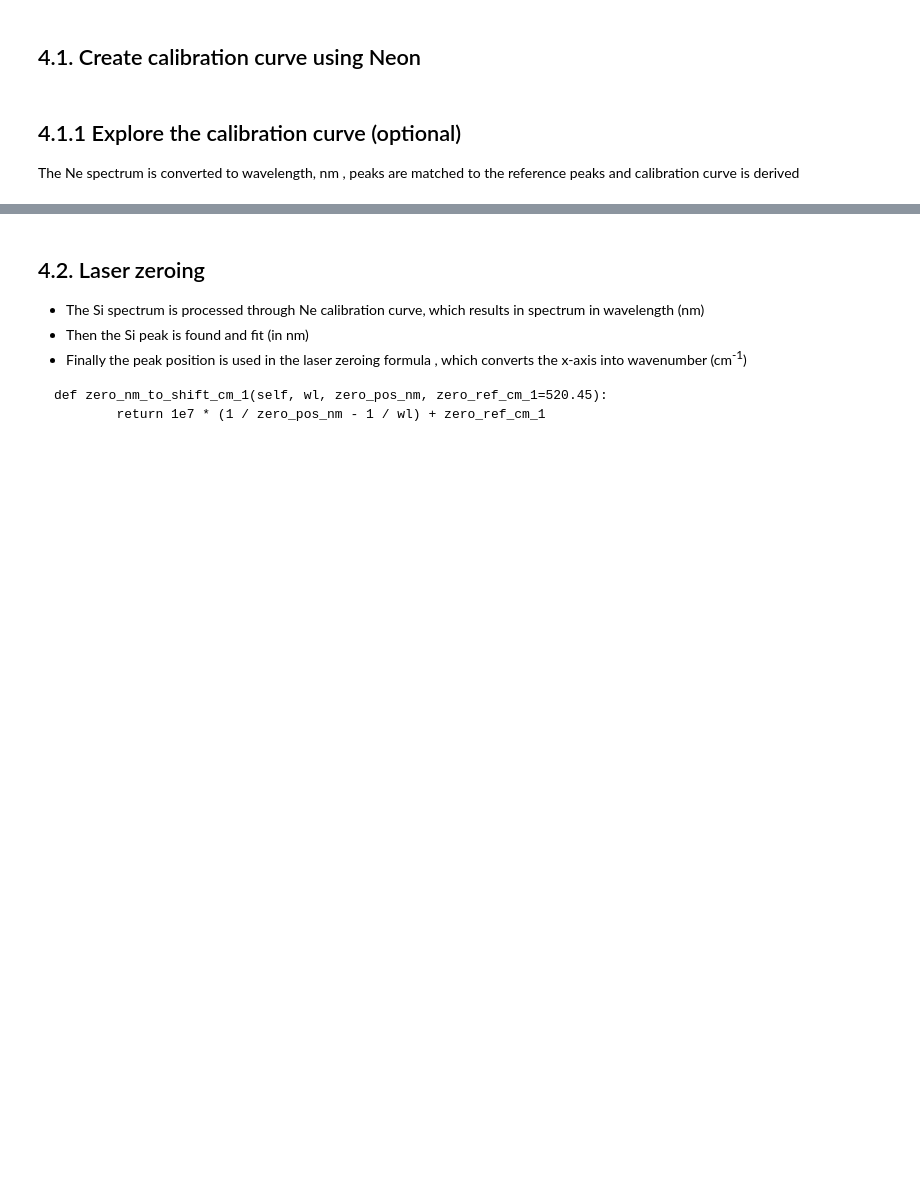
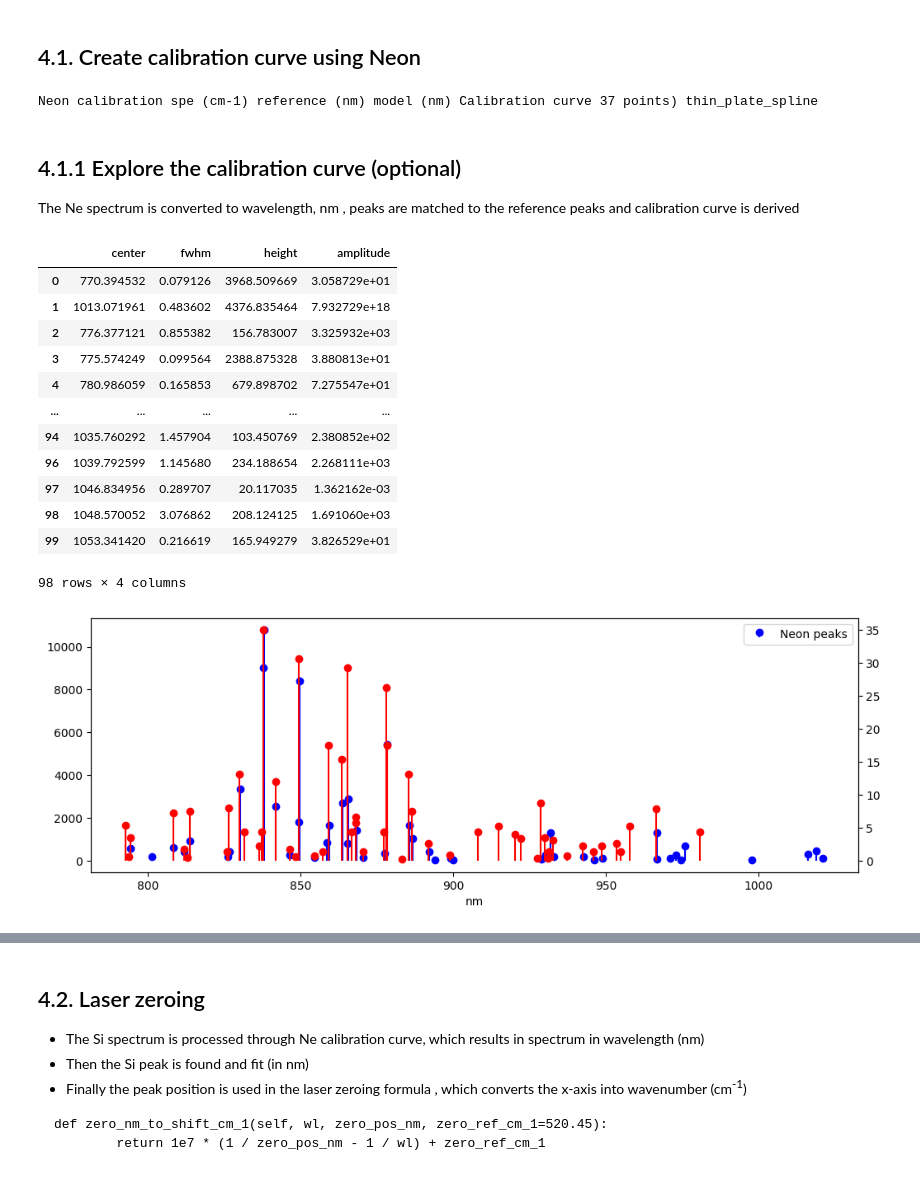
Before and after one commit to h2020charisma/ramanchada2, a Jupyter notebook: examples/publication/demo.ipynb, the cells around one changed output, grey strips where cells are left out. Saved outputs shown, nothing was run; the diff lists cells and outputs as text; code cells hidden in the pictures; blank space fills up the shorter version.

```diff
--- a/examples/publication/demo.ipynb
+++ b/examples/publication/demo.ipynb
@@ -168,12 +189,12 @@ try:
     fit_peaks_kw = {}
     # options for fitting peaks
 
-    calmodel = CalibrationModel(laser_wl)
+    calmodel1 = CalibrationModel(laser_wl)
     # create CalibrationModel class. it does not derive a curve at this moment!
-    calmodel.prominence_coeff = 3
-    find_kw["prominence"] = spe_neon.y_noise_MAD() * calmodel.prominence_coeff
+    calmodel1.prominence_coeff = 3
+    find_kw["prominence"] = spe_neon.y_noise_MAD() * calmodel1.prominence_coeff
 
-    model_neon = calmodel.derive_model_curve(
+    model_neon1 = calmodel1.derive_model_curve(
         spe=spe_neon,
         ref=neon_wl,
         spe_units="cm-1",
@@ -181,7 +202,8 @@ try:
         find_kw=find_kw,
         fit_peaks_kw=fit_peaks_kw,
         should_fit=fit_neon_peaks,
-        name="Neon calibration"
+        name="Neon calibration",
+        match_method="cluster"
     )
     # now derive_model_curve finds peaks, fits peaks, matches peaks and derives the calibration curve
     # and model_neon.process() could be applied to Si or other spectra
@@ -189,12 +211,29 @@ try:
 except Exception as err:
     traceback.print_exc()
 # %%
-print(model_neon)
+print(model_neon1)
+# %% [output]
+Neon calibration spe (cm-1) reference (nm) model (nm) Calibration curve 37 points) thin_plate_spline
 # %% [markdown]
 ## 4.1.1 Explore the calibration curve (optional)
 
 The Ne spectrum is converted to wavelength, nm , peaks are matched to the reference peaks and calibration curve is derived
 # %%
 # Quick plott of Ne peaks (blue) and references (red)
-calmodel.plot()
-model_neon.peaks
+calmodel1.plot()
+model_neon1.peaks
+# %% [output]
+|  | center | fwhm | height | amplitude |
+| 0 | 770.394532 | 0.079126 | 3968.509669 | 3.058729e+01 |
+| 1 | 1013.071961 | 0.483602 | 4376.835464 | 7.932729e+18 |
+| 2 | 776.377121 | 0.855382 | 156.783007 | 3.325932e+03 |
+| 3 | 775.574249 | 0.099564 | 2388.875328 | 3.880813e+01 |
+| 4 | 780.986059 | 0.165853 | 679.898702 | 7.275547e+01 |
+| ... | ... | ... | ... | ... |
+| 94 | 1035.760292 | 1.457904 | 103.450769 | 2.380852e+02 |
+| 96 | 1039.792599 | 1.145680 | 234.188654 | 2.268111e+03 |
+| 97 | 1046.834956 | 0.289707 | 20.117035 | 1.362162e-03 |
+| 98 | 1048.570052 | 3.076862 | 208.124125 | 1.691060e+03 |
+| 99 | 1053.341420 | 0.216619 | 165.949279 | 3.826529e+01 |
+98 rows × 4 columns
+[figure, added]
```
Also changed, not shown: parts of 15 cells of this notebook.
